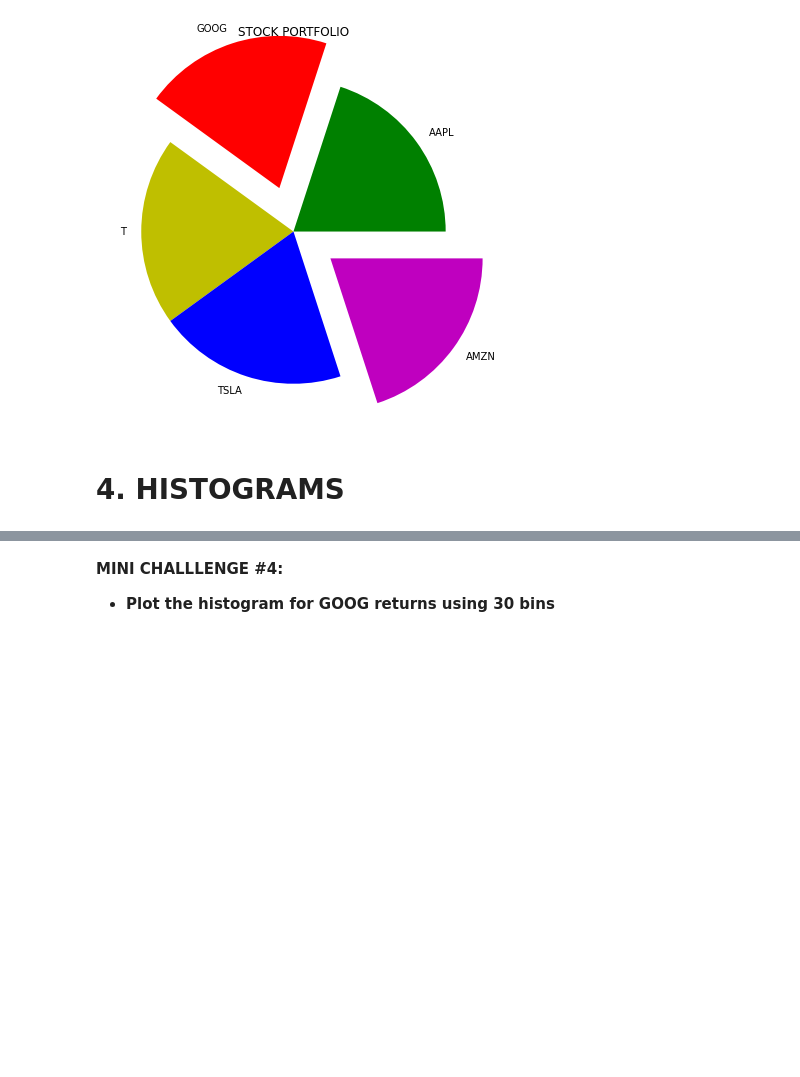
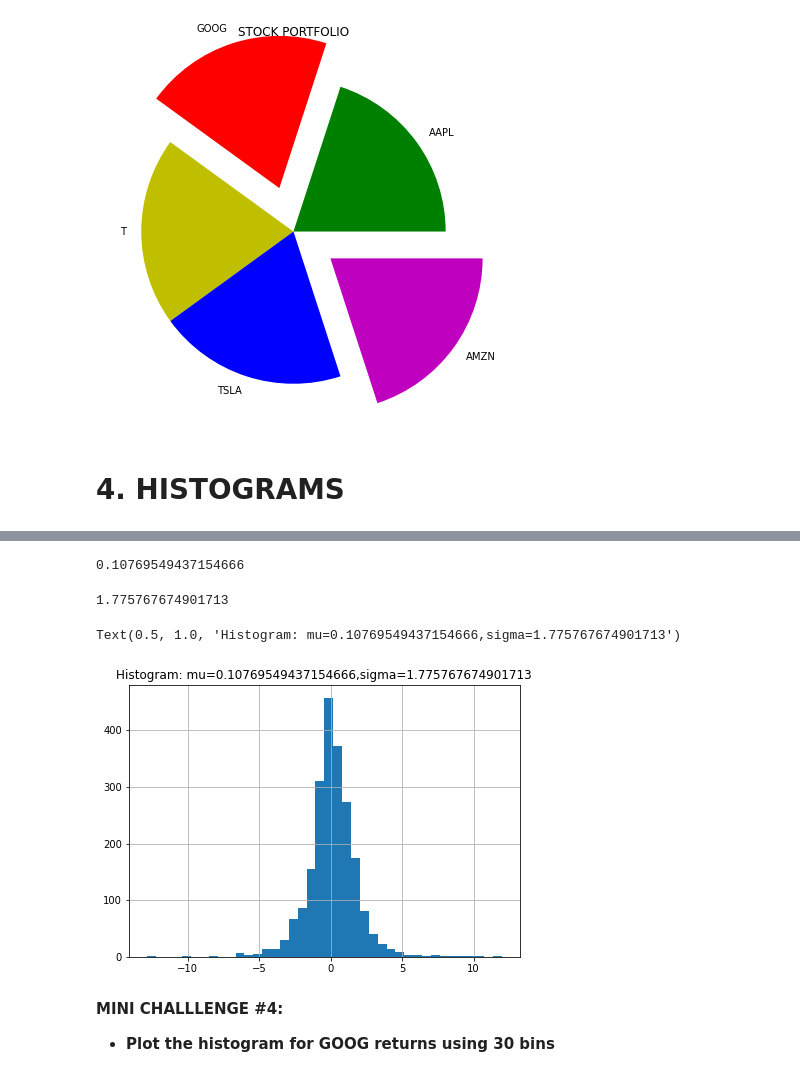
Before and after one commit to DhananjayKalaskar/financial_analysis, a Jupyter notebook: 9. Python 101 - Data Visualization with matplotlib - Skeleton.ipynb, the cells around one changed output, grey strips where cells are left out. Cells and saved outputs as stored; diff of their text form; code cells hidden in the pictures; blank space fills up the shorter version.

```diff
--- a/9. Python 101 - Data Visualization with matplotlib - Skeleton.ipynb
+++ b/9. Python 101 - Data Visualization with matplotlib - Skeleton.ipynb
@@ -124,3 +140,23 @@ Text(0.5, 1.0, 'STOCK PORTFOLIO')
+# %%
+mu = daily_return_df['AAPL'].mean()
+sigma = daily_return_df['AAPL'].std()
+# %%
+mu
+# %% [output]
+0.10769549437154666
+# %%
+sigma
+# %% [output]
+1.775767674901713
+# %%
+num_bins=40
+plt.figure(figsize=(7,5))
+plt.hist(daily_return_df['AAPL'],num_bins)
+plt.grid()
+plt.title('Histogram: mu='+ str(mu) +',sigma='+ str(sigma))
+# %% [output]
+Text(0.5, 1.0, 'Histogram: mu=0.10769549437154666,sigma=1.775767674901713')
+[figure, added]
 # %% [markdown]
 **MINI CHALLLENGE #4:**
 - **Plot the histogram for GOOG returns using 30 bins**
```
Also changed, not shown: parts of 2 cells of this notebook.
